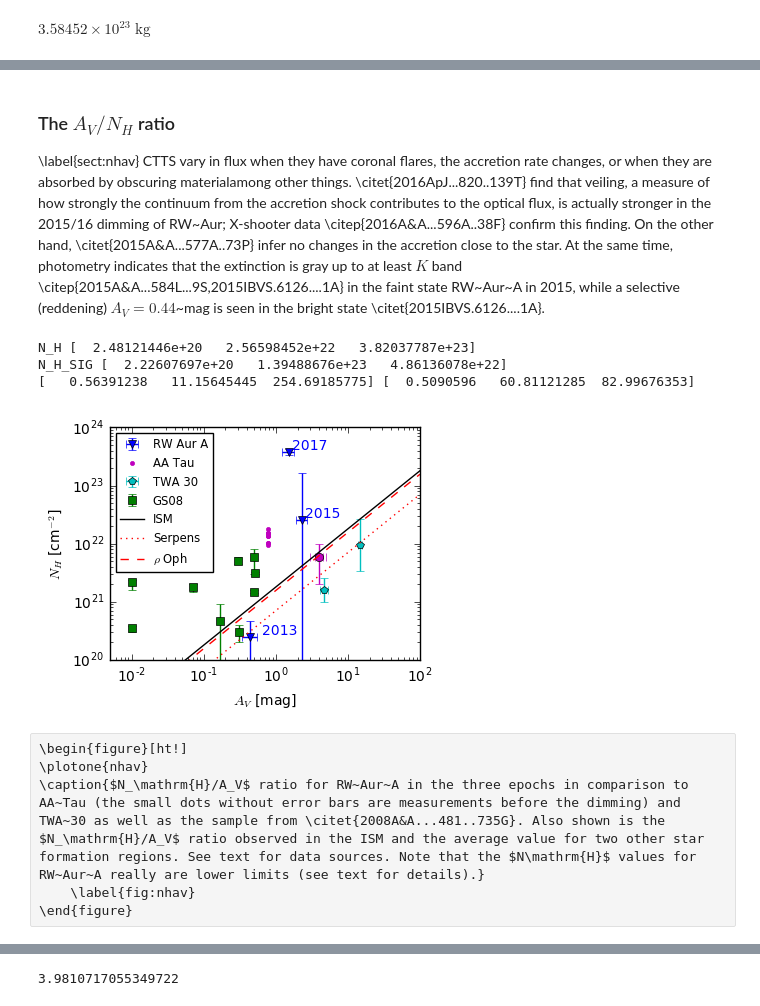
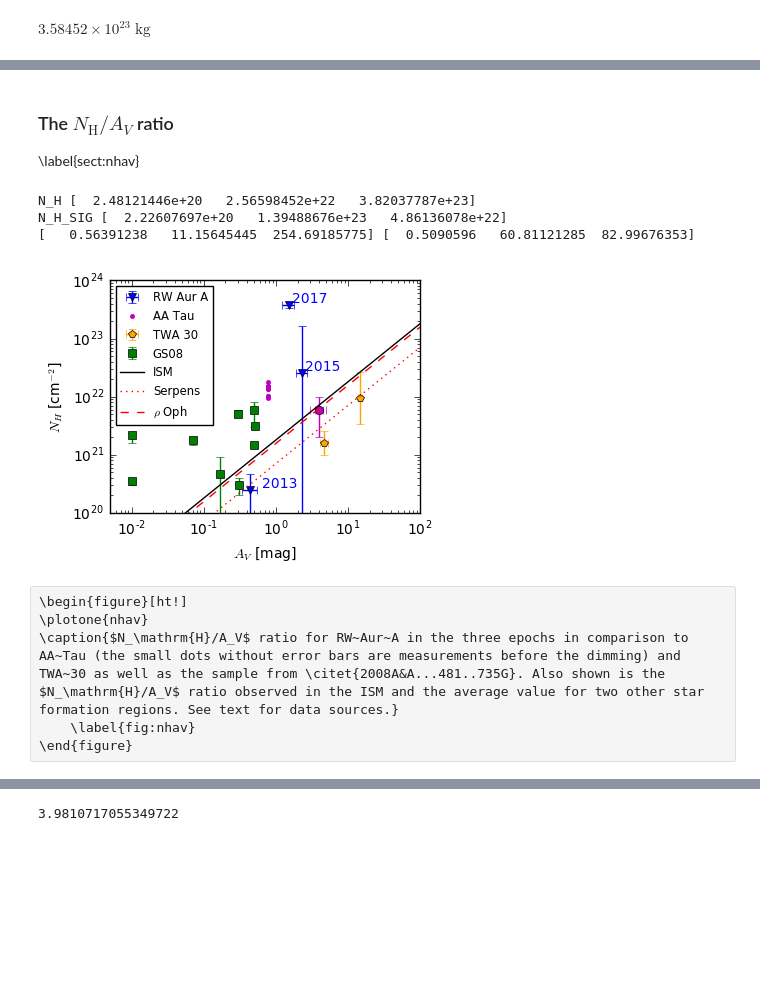
Before and after one commit to hamogu/RWAur, a Jupyter notebook: article.ipynb, the cells around one changed output, grey strips where cells are left out. Cells and saved outputs as stored; diff of their text form; code cells hidden in the pictures; blank space fills up the shorter version.

```diff
--- a/article.ipynb
+++ b/article.ipynb
@@ -983,7 +987,6 @@ Similar estimates have been made to explain the added absorbtion in \object{TWA
-# %% [markdown]
-### The $A_V/N_H$ ratio
-\label{sect:nhav}
-CTTS vary in flux when they have coronal flares, the accretion rate changes, or when they are absorbed by obscuring materialamong other things. \citet{2016ApJ...820..139T} find that veiling, a measure of how strongly the continuum from the accretion shock contributes to the optical flux, is actually stronger in the 2015/16 dimming of RW~Aur; X-shooter data \citep{2016A&A...596A..38F} confirm this finding. On the other hand, \citet{2015A&A...577A..73P} infer no changes in the accretion close to the star. At the same time, photometry indicates that the extinction is gray up to at least $K$ band \citep{2015A&A...584L...9S,2015IBVS.6126....1A} in the faint state RW~Aur~A in 2015, while a selective (reddening) $A_V=0.44$~mag is seen in the bright state \citet{2015IBVS.6126....1A}.
+# %% [markdown]
+### The $N_\mathrm{H}/A_V$ ratio
+\label{sect:nhav}
 # %%
 av = np.array([0.44, 2.3, 1.5])
 av_sig = np.array([0.1, 0.4, 0.3])
@@ -1011,39 +1014,39 @@ gs08 = Table.read(figout + '../TW_Hya_uv_lineform/plots/nh_av.dat',
 gs08.remove_row(-1)
 ax.errorbar(gs08['AV'], gs08['nh'] * 1e21,
             yerr=[-gs08['nh_err_d'] * 1e21, gs08['nh_err_u'] * 1e21], fmt='s', label='GS08')
 # AA Tau - Grosso et al 2007
 ax.plot([0.78] * 9, np.array([0.95, 1.54, 1.80, 1.36, 1.33, 1.04, 1.54, 1.02, 1.53]) * 1e22,
 '.m', label='AA Tau')
 ax.errorbar(np.array([4]), np.array([0.6e22]), yerr=np.array([0.4e22]),
             xerr=np.array([[0.5, 1]]), color='m', fmt='o', label='_AA Tau extra abs')
 # TWA 30 - Principe et al 2016
 ax.errorbar([14.9, 4.7], [9.5e21, 1.6e21],
             yerr=np.array([[0.61e22, 1.75e22],[0.06e22, 0.1e22]]).T,
             xerr=np.array([[1.3, 0.6],[0.6, 0.6]]),
-            color='c', fmt='p', label='TWA 30')
+            color='orange', fmt='p', label='TWA 30')
 x = np.arange(*ax.get_xlim(),step = .01)
 ax.plot(x, x * 1.8e21, 'k', label='ISM')
 #ax.plot(x, x*0.89 * 0.112 * 1e22, 'k--', label='NGC1333')
 ax.plot(x, x*0.63 * 1e22 *0.112, 'r:', label='Serpens')
 ax.plot(x, x*1.4 * 0.112 * 1e22, 'r--', label=r'$\rho$ Oph')
 ax.set_xlabel('$A_V$ [mag]')
 ax.set_ylabel('$N_H$ [cm$^{-2}$]')
 ax.set_ylim([1e20, 1e24])
 ax.set_xlim([.005, None])  # cuts of some low A_V sources fomr GS08
 # Manually reorder the legend
 legend_order=[4, 0, 6, 5, 1, 2, 3]
 handles,labels = ax.get_legend_handles_labels()
 
 handles = [handles[i] for i in legend_order]
 labels = [labels[i] for i in legend_order]
 ax.legend(handles, labels, loc='upper left', numpoints=1, ncol=1, fontsize='small')
 fig.savefig(os.path.join(figout, 'nhav.pdf'), bbox_inches='tight')
 # %% [output]
-[figure, old version]
+[figure, new version]
 # %% [raw]
 \begin{figure}[ht!]
 \plotone{nhav}
-\caption{$N_\mathrm{H}/A_V$ ratio for RW~Aur~A in the three epochs in comparison to AA~Tau (the small dots without error bars are measurements before the dimming) and TWA~30 as well as the sample from \citet{2008A&A...481..735G}. Also shown is the $N_\mathrm{H}/A_V$ ratio observed in the ISM and the average value for two other star formation regions. See text for data sources. Note that the $N\mathrm{H}$ values for RW~Aur~A really are lower limits (see text for details).}
+\caption{$N_\mathrm{H}/A_V$ ratio for RW~Aur~A in the three epochs in comparison to AA~Tau (the small dots without error bars are measurements before the dimming) and TWA~30 as well as the sample from \citet{2008A&A...481..735G}. Also shown is the $N_\mathrm{H}/A_V$ ratio observed in the ISM and the average value for two other star formation regions. See text for data sources.}
     \label{fig:nhav}
 \end{figure}
 # %% [markdown]
```
Also changed, not shown: parts of 38 cells of this notebook, 3 other files.
